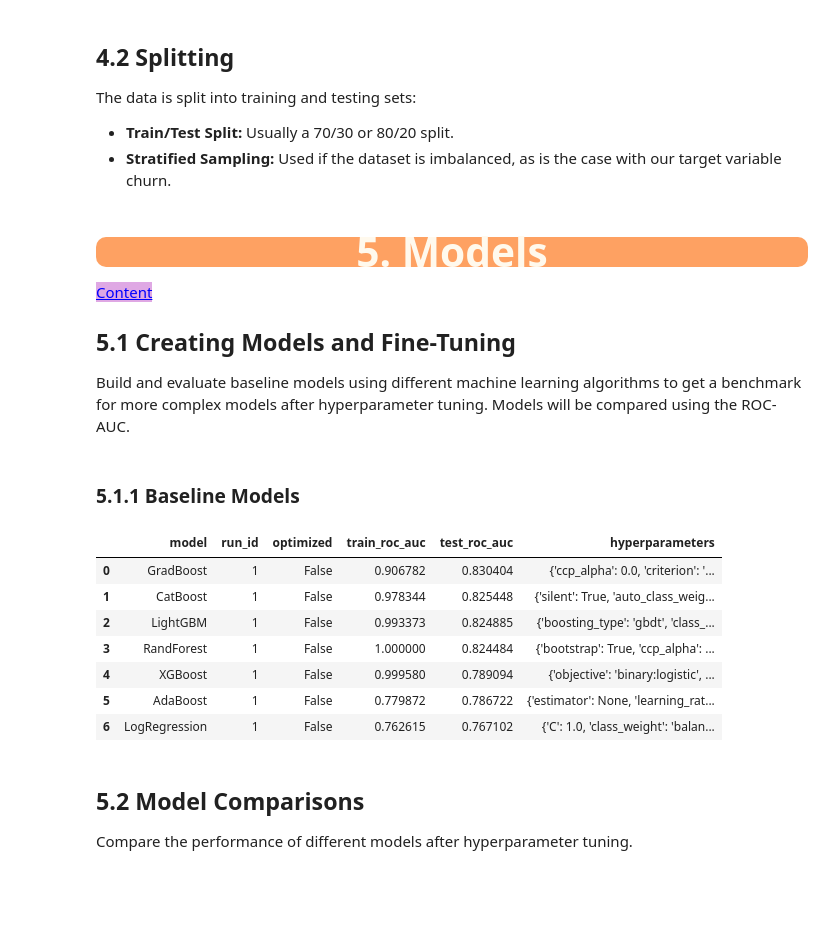
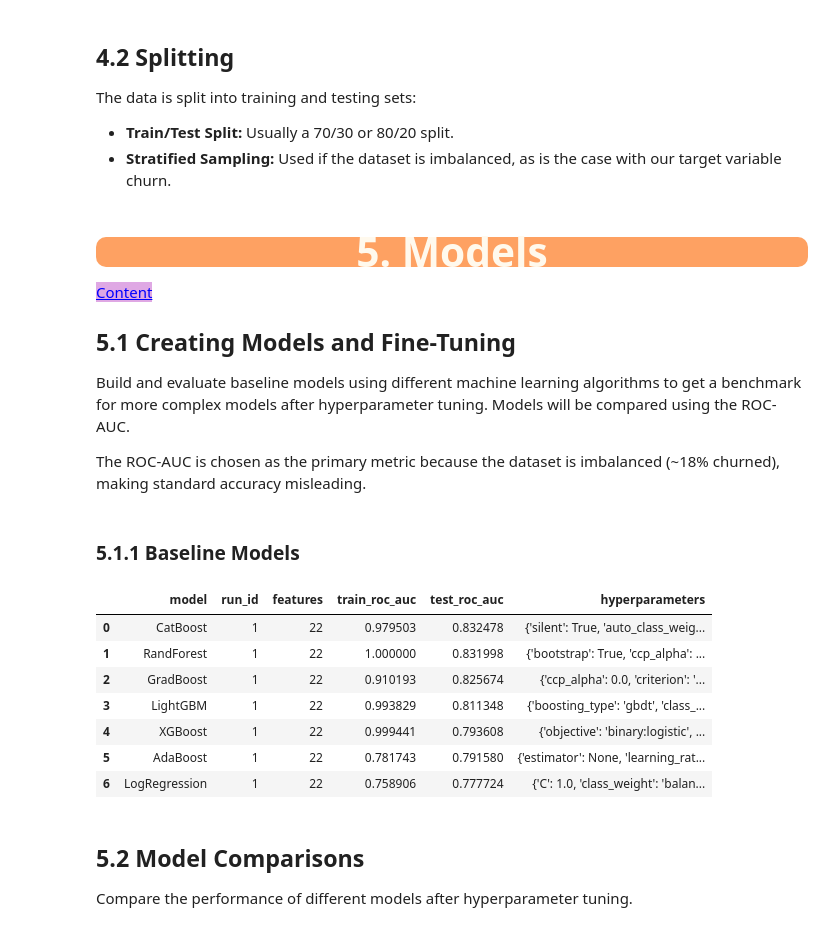
Before and after one commit to mjoslin-ai/magnimind_ml_robinhood_user_churn, a Jupyter notebook: robinhood_churn_analysis.ipynb, the cells around one changed output. Drawn from its saved outputs; the diff is of its cells as text; code cells hidden in the pictures; blank space fills up the shorter version.

```diff
--- a/robinhood_churn_analysis.ipynb
+++ b/robinhood_churn_analysis.ipynb
@@ -677,3 +690,5 @@ features_df.query("time_spent > 1800").T
+# %%
+features_df = features_df.query("time_spent < 4000")
 # %% [markdown]
 ### First Deposit Amount
 # %%
@@ -773,8 +798,6 @@ max_equity                      0
 money_flow                      0
 churn                           0
 dtype: int64
-# %%
-features_df = features_df.drop(columns="user_id")
 # %% [markdown]
 ## <p style="background-color:#fea162; font-family:newtimeroman; color:#FFF9ED; font-size:175%; text-align:center; border-radius:10px 10px;">Exploratory Data Analysis (EDA)</p>
 
@@ -785,7 +808,9 @@ style="color:blue; background-color:#dfa8e4" data-toggle="popover">Content</a>
 ## 3.1 Data Visualization
 The data is visualized to identify trends, patterns, or anomalies. This is done by looking at the feature distributions and the relationship between features, including the relationship between the features and the target variable Churn.
 # %%
+# re-do cat_cols and num_cols to include new engineered features
 cat_cols = features_df.select_dtypes(include="str").columns.tolist()
+cat_cols.remove("user_id")
 
 num_cols = features_df.select_dtypes(include=['int64', 'float64']).columns.tolist()
 num_cols.remove("churn")
@@ -921,7 +926,7 @@ The data is split into training and testing sets:
 - **Train/Test Split:** Usually a 70/30 or 80/20 split.
 - **Stratified Sampling:** Used if the dataset is imbalanced, as is the case with our target variable churn.
 # %%
-X = df.drop(columns=["churn"])
+X = df.drop(columns=["churn", "user_id"])
 y = df["churn"]
 
 X_train, X_test, y_train, y_test = train_test_split(
@@ -936,6 +941,8 @@ style="color:blue; background-color:#dfa8e4" data-toggle="popover">Content</a>
 
 ## 5.1 Creating Models and Fine-Tuning
 Build and evaluate baseline models using different machine learning algorithms to get a benchmark for more complex models after hyperparameter tuning. Models will be compared using the ROC-AUC.
+
+The ROC-AUC is chosen as the primary metric because the dataset is imbalanced (~18% churned), making standard accuracy misleading.
 # %% [markdown]
 ### 5.1.1 Baseline Models
 # %%
@@ -985,43 +992,42 @@ for name, model in baseline_models.items():
         ('scaler', StandardScaler()),
         ('model', model)
     ])
 
     fit_params = {}
 
     # handle model specific parameters
     if name == 'XGBoost':
         pos_weight = len(y_train[y_train == 0]) / len(y_train[y_train == 1])
         pipeline.set_params(model__scale_pos_weight=pos_weight)
 
     elif name in ['GradBoost', 'AdaBoost']:
         fit_params = {'model__sample_weight': sample_weights}
 
     # fit on the entire training set
     pipeline.fit(X_train, y_train, **fit_params)
 
     # log and evaluate
     results_df = log_and_update_results(
         model_name=name,
         fitted_pipeline=pipeline,
         X_train=X_train,
         y_train=y_train,
         X_test=X_test,
         y_test=y_test,
-        results=results,
-        optimized=False
+        results=results
     )
 
     clear_output(wait=True)
     display(results_df)
 # %% [output]
-|  | model | run_id | optimized | train_roc_auc | test_roc_auc | hyperparameters |
-| 0 | GradBoost | 1 | False | 0.906782 | 0.830404 | {'ccp_alpha': 0.0, 'criterion': '... |
-| 1 | CatBoost | 1 | False | 0.978344 | 0.825448 | {'silent': True, 'auto_class_weig... |
-| 2 | LightGBM | 1 | False | 0.993373 | 0.824885 | {'boosting_type': 'gbdt', 'class_... |
-| 3 | RandForest | 1 | False | 1.000000 | 0.824484 | {'bootstrap': True, 'ccp_alpha': ... |
-| 4 | XGBoost | 1 | False | 0.999580 | 0.789094 | {'objective': 'binary:logistic', ... |
-| 5 | AdaBoost | 1 | False | 0.779872 | 0.786722 | {'estimator': None, 'learning_rat... |
-| 6 | LogRegression | 1 | False | 0.762615 | 0.767102 | {'C': 1.0, 'class_weight': 'balan... |
+|  | model | run_id | features | train_roc_auc | test_roc_auc | hyperparameters |
+| 0 | CatBoost | 1 | 22 | 0.979503 | 0.832478 | {'silent': True, 'auto_class_weig... |
+| 1 | RandForest | 1 | 22 | 1.000000 | 0.831998 | {'bootstrap': True, 'ccp_alpha': ... |
+| 2 | GradBoost | 1 | 22 | 0.910193 | 0.825674 | {'ccp_alpha': 0.0, 'criterion': '... |
+| 3 | LightGBM | 1 | 22 | 0.993829 | 0.811348 | {'boosting_type': 'gbdt', 'class_... |
+| 4 | XGBoost | 1 | 22 | 0.999441 | 0.793608 | {'objective': 'binary:logistic', ... |
+| 5 | AdaBoost | 1 | 22 | 0.781743 | 0.791580 | {'estimator': None, 'learning_rat... |
+| 6 | LogRegression | 1 | 22 | 0.758906 | 0.777724 | {'C': 1.0, 'class_weight': 'balan... |
 # %% [markdown]
 ## 5.2 Model Comparisons
 Compare the performance of different models after hyperparameter tuning.
```
Also changed, not shown: parts of 49 cells of this notebook, 2 other files.
